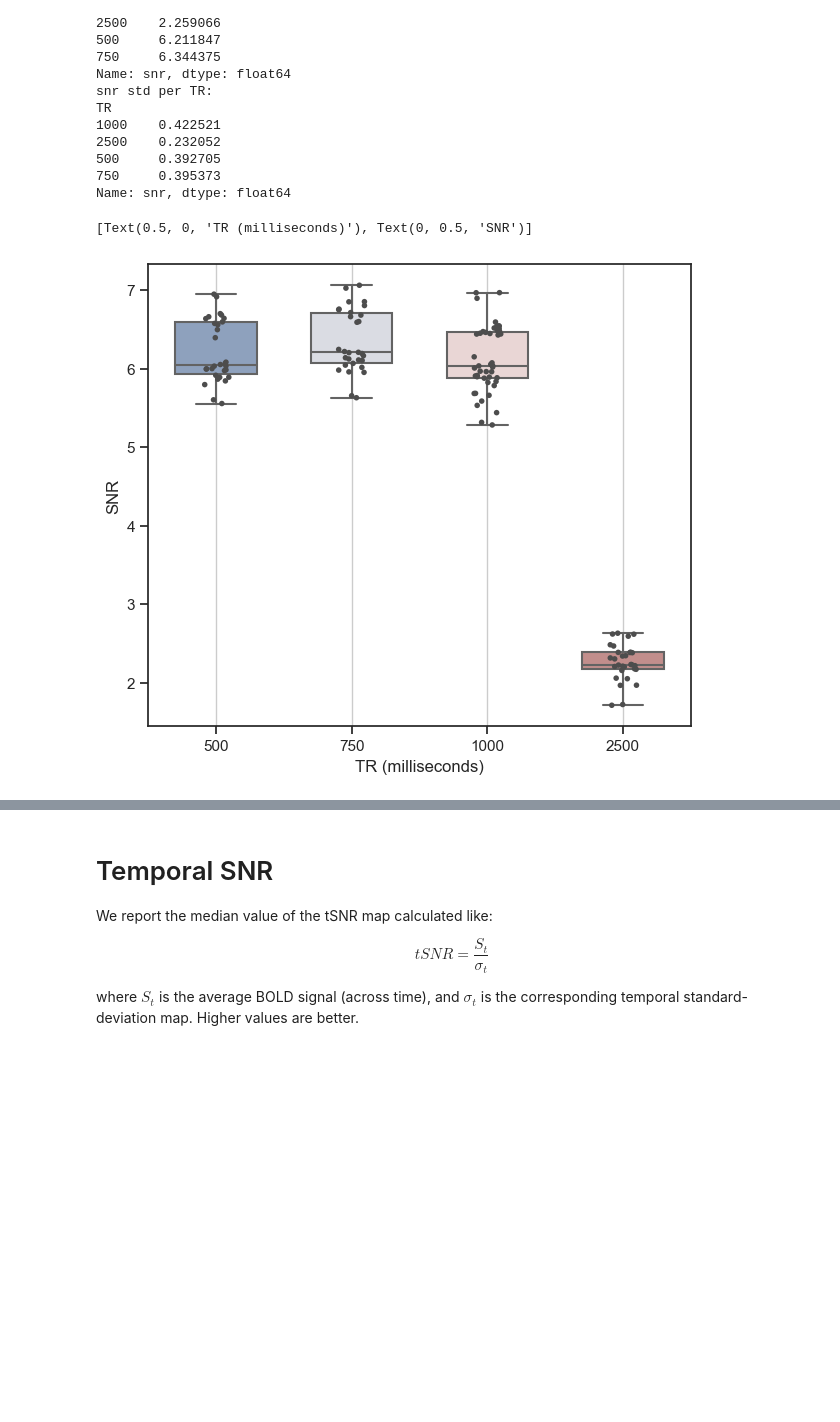
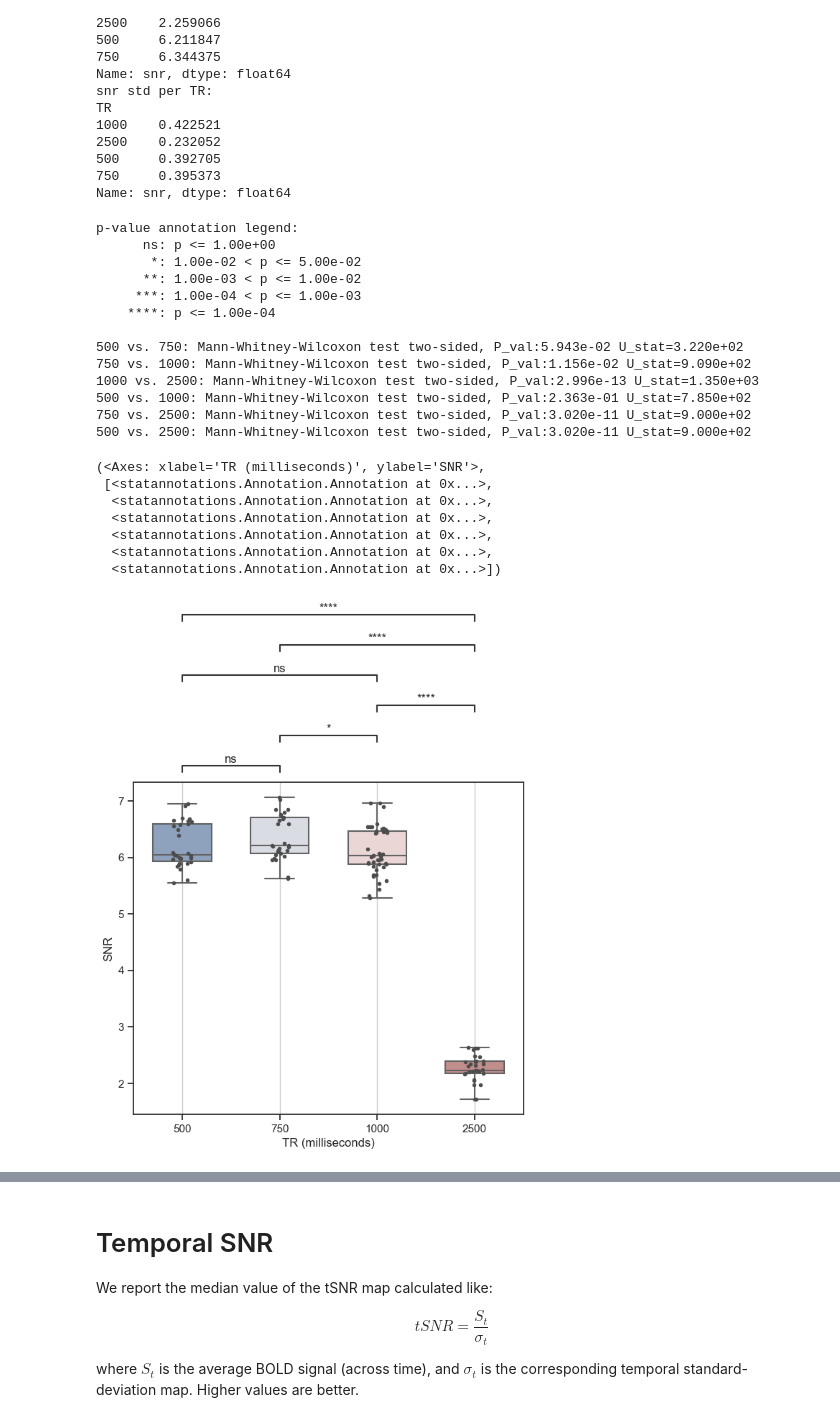
Before and after one commit to CIBIT-UC/vpmbtr, a Jupyter notebook: scripts/mriqc.ipynb, the cells around one changed output, grey strips where cells are left out. Saved outputs shown, nothing was run; the diff lists cells and outputs as text; code cells hidden in the pictures; blank space fills up the shorter version.

```diff
--- a/scripts/mriqc.ipynb
+++ b/scripts/mriqc.ipynb
@@ -90,23 +90,42 @@ Name: snr, dtype: float64
 # %%
 # Initialize the figure with a logarithmic x axis
 f, ax = plt.subplots(figsize=(7, 6))
 
 # Plot the orbital period with horizontal boxes
 sns.boxplot(x="TR", y="snr", data=mriqc_data,
             whis=[0, 100], width=.6, palette="vlag")
 
 # Add in points to show each observation
 sns.stripplot(x="TR", y="snr", data=mriqc_data,
               size=4, color=".3", linewidth=0)
 
 # Tweak the visual presentation
 ax.xaxis.grid(True)
 ax.set(xlabel="TR (milliseconds)", ylabel="SNR")
 #sns.despine(trim=True, left=True)
 
-#annotator = Annotator(ax, TR_pairs, data=mriqc_data, x='TR', y='snr', order=TRs)
-#annotator.configure(test='Mann-Whitney', text_format='star', loc='outside', verbose=1)
-#annotator.apply_and_annotate()
+annotator = Annotator(ax, TR_pairs, data=mriqc_data, x='TR', y='snr', order=TRs)
+annotator.configure(test='Mann-Whitney', text_format='star', loc='outside', verbose=1)
+annotator.apply_and_annotate()
 # %% [output]
-[Text(0.5, 0, 'TR (milliseconds)'), Text(0, 0.5, 'SNR')]
+p-value annotation legend:
+      ns: p <= 1.00e+00
+       *: 1.00e-02 < p <= 5.00e-02
+      **: 1.00e-03 < p <= 1.00e-02
+     ***: 1.00e-04 < p <= 1.00e-03
+    ****: p <= 1.00e-04
+
+500 vs. 750: Mann-Whitney-Wilcoxon test two-sided, P_val:5.943e-02 U_stat=3.220e+02
+750 vs. 1000: Mann-Whitney-Wilcoxon test two-sided, P_val:1.156e-02 U_stat=9.090e+02
+1000 vs. 2500: Mann-Whitney-Wilcoxon test two-sided, P_val:2.996e-13 U_stat=1.350e+03
+500 vs. 1000: Mann-Whitney-Wilcoxon test two-sided, P_val:2.363e-01 U_stat=7.850e+02
+750 vs. 2500: Mann-Whitney-Wilcoxon test two-sided, P_val:3.020e-11 U_stat=9.000e+02
+500 vs. 2500: Mann-Whitney-Wilcoxon test two-sided, P_val:3.020e-11 U_stat=9.000e+02
+(<Axes: xlabel='TR (milliseconds)', ylabel='SNR'>,
+ [<statannotations.Annotation.Annotation at 0x...>,
+  <statannotations.Annotation.Annotation at 0x...>,
+  <statannotations.Annotation.Annotation at 0x...>,
+  <statannotations.Annotation.Annotation at 0x...>,
+  <statannotations.Annotation.Annotation at 0x...>,
+  <statannotations.Annotation.Annotation at 0x...>])
-[figure, old version]
+[figure, new version]
```
Also changed, not shown: parts of 8 cells of this notebook, 2 other files.
